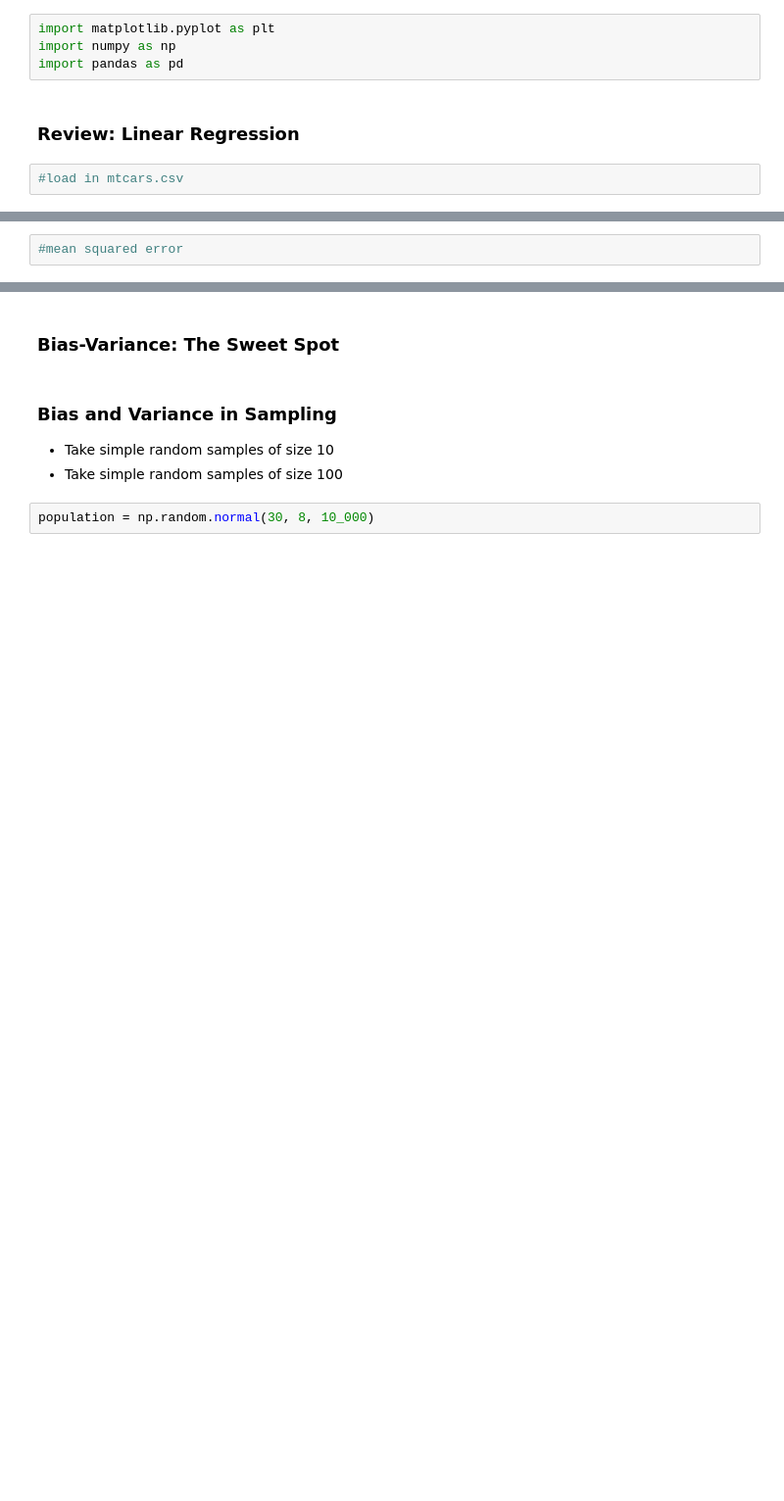
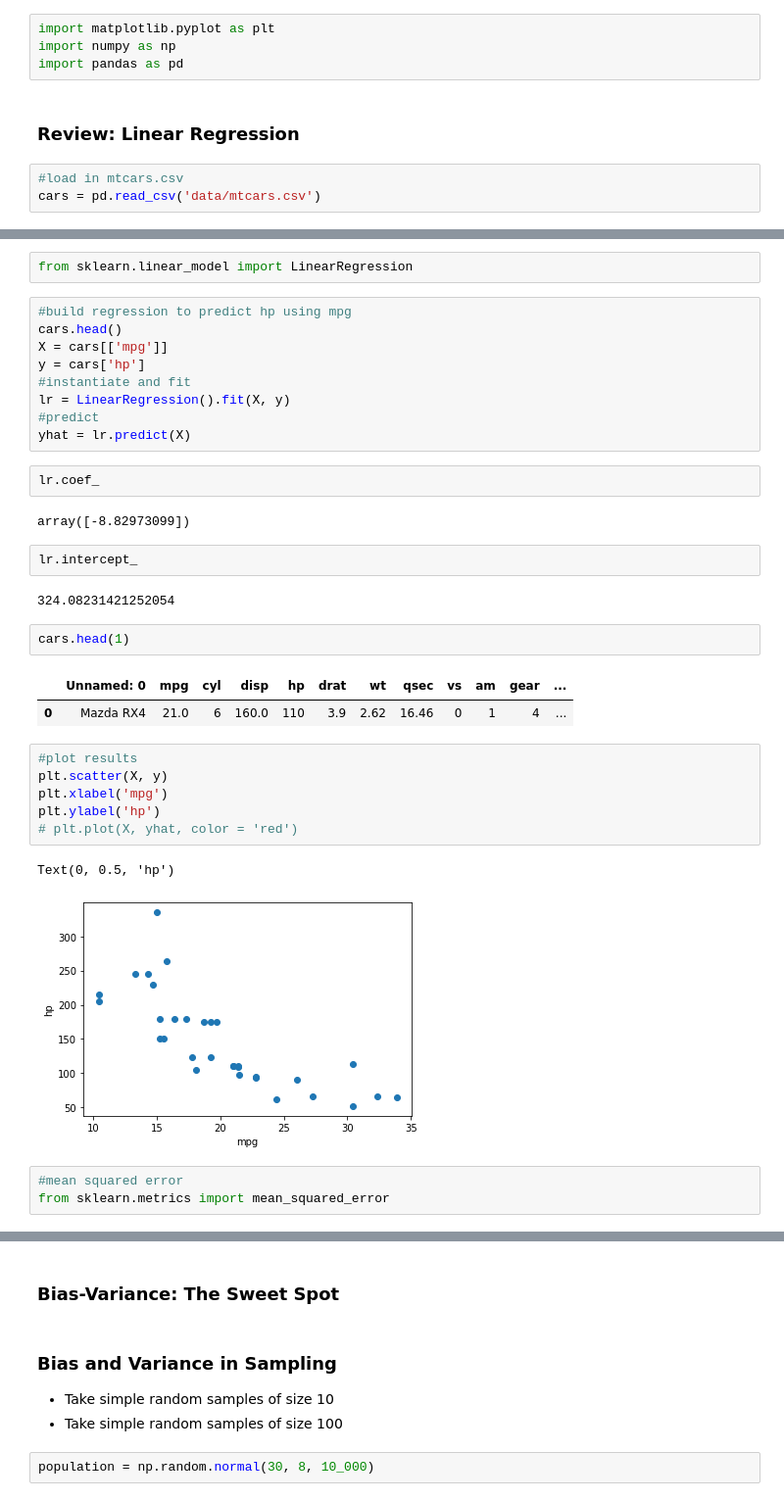
Before and after one commit to jfkoehler/DAT-02-14, a Jupyter notebook: ClassMaterial/Unit2/Class7/polynomial_bias.ipynb, the cells around one changed output, grey strips where cells are left out. Shown at 98% size. Saved outputs shown, nothing was run; the diff lists cells and outputs as text; blank space fills up the shorter version.

```diff
--- a/ClassMaterial/Unit2/Class7/polynomial_bias.ipynb
+++ b/ClassMaterial/Unit2/Class7/polynomial_bias.ipynb
@@ -6,3 +6,4 @@ import pandas as pd
 ### Review: Linear Regression
 # %%
 #load in mtcars.csv
+cars = pd.read_csv('data/mtcars.csv')
@@ -13,2 +10,36 @@ import pandas as pd
+# %%
+from sklearn.linear_model import LinearRegression
+# %%
+#build regression to predict hp using mpg
+cars.head()
+X = cars[['mpg']]
+y = cars['hp']
+#instantiate and fit
+lr = LinearRegression().fit(X, y)
+#predict
+yhat = lr.predict(X)
+# %%
+lr.coef_
+# %% [output]
+array([-8.82973099])
+# %%
+lr.intercept_
+# %% [output]
+324.08231421252054
+# %%
+cars.head(1)
+# %% [output]
+|  | Unnamed: 0 | mpg | cyl | disp | hp | drat | wt | qsec | vs | am | gear | ... |
+| 0 | Mazda RX4 | 21.0 | 6 | 160.0 | 110 | 3.9 | 2.62 | 16.46 | 0 | 1 | 4 | ... |
+# %%
+#plot results
+plt.scatter(X, y)
+plt.xlabel('mpg')
+plt.ylabel('hp')
+# plt.plot(X, yhat, color = 'red')
+# %% [output]
+Text(0, 0.5, 'hp')
+[figure, added]
 # %%
 #mean squared error
+from sklearn.metrics import mean_squared_error
```
Also changed, not shown: parts of 25 cells of this notebook, 2 other files.
